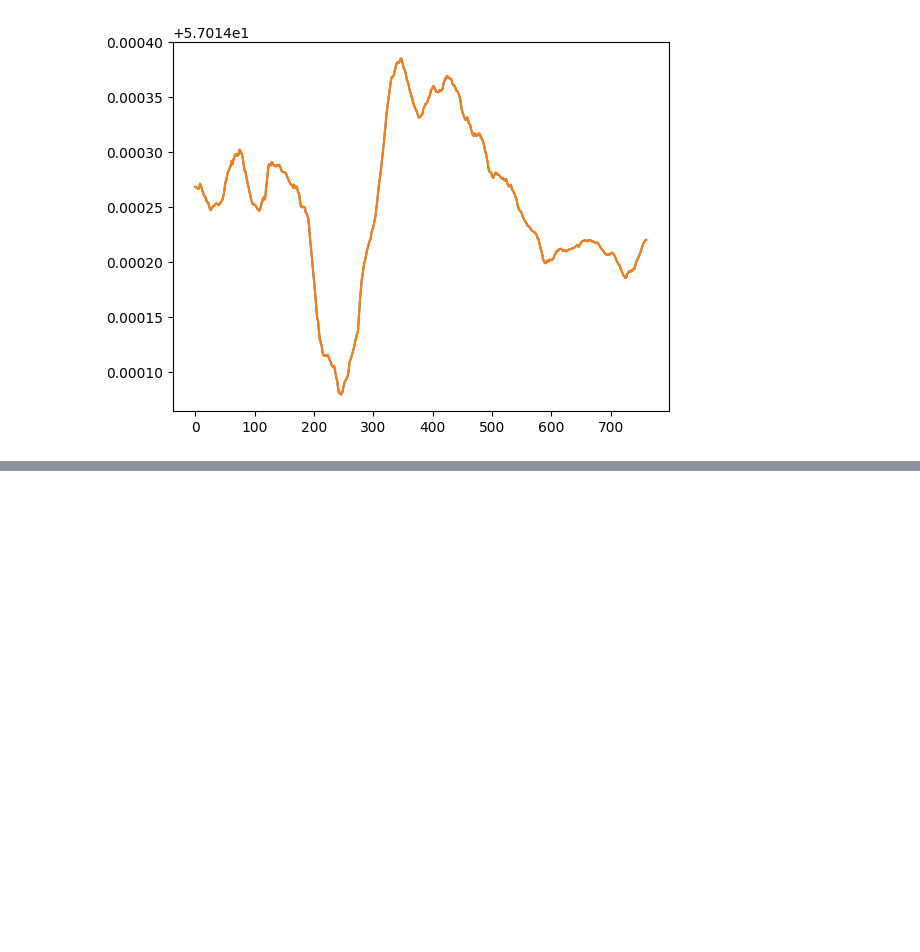
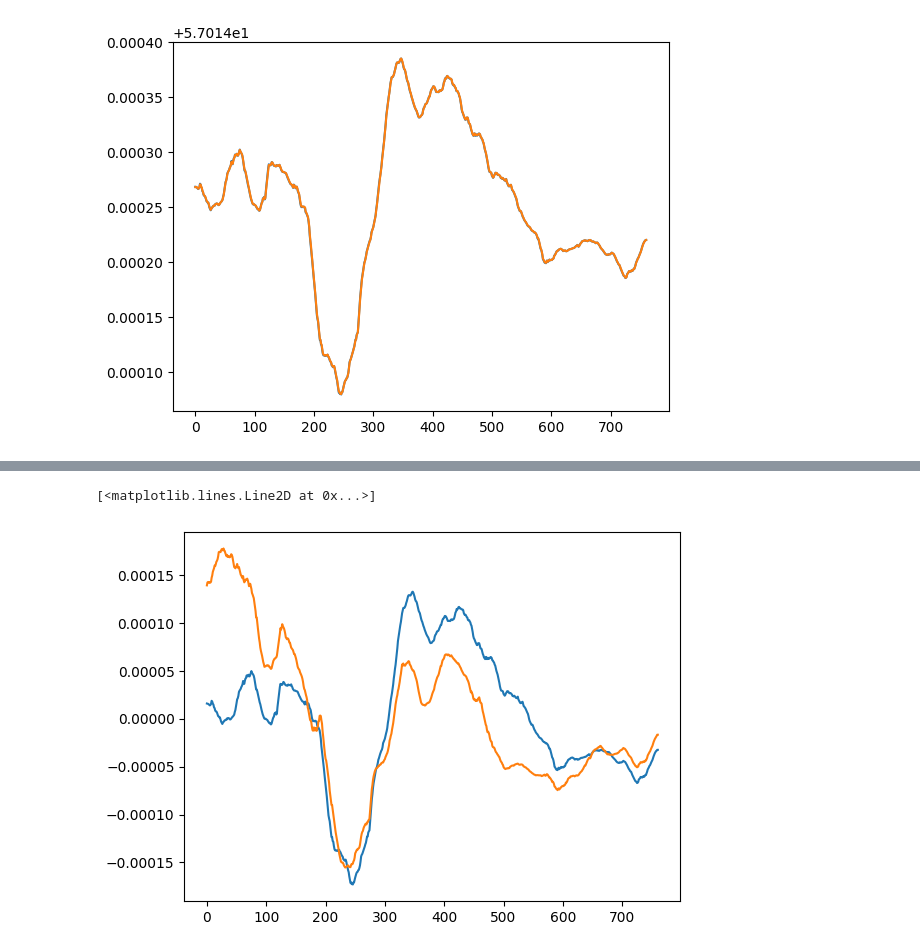
Before and after one commit to JensMoeslund/gps-miniprojekt, a Jupyter notebook: data_proc.ipynb, the cells around one changed output, grey strips where cells are left out. Drawn from its saved outputs; the diff is of its cells as text; code cells hidden in the pictures; blank space fills up the shorter version.

```diff
--- a/data_proc.ipynb
+++ b/data_proc.ipynb
@@ -204,0 +213,8 @@ plt.scatter(filtered_state_means[:,0],filtered_state_means[:,1])
+# %%
+res_lat = df['latitude'] - df['latitude'].mean()
+plt.plot(res_lat)
+res_long = df['longitude'] - df['longitude'].mean()
+plt.plot(res_long)
+# %% [output]
+[<matplotlib.lines.Line2D at 0x...>]
+[figure, added]
```
Also changed, not shown: parts of 3 cells of this notebook.
